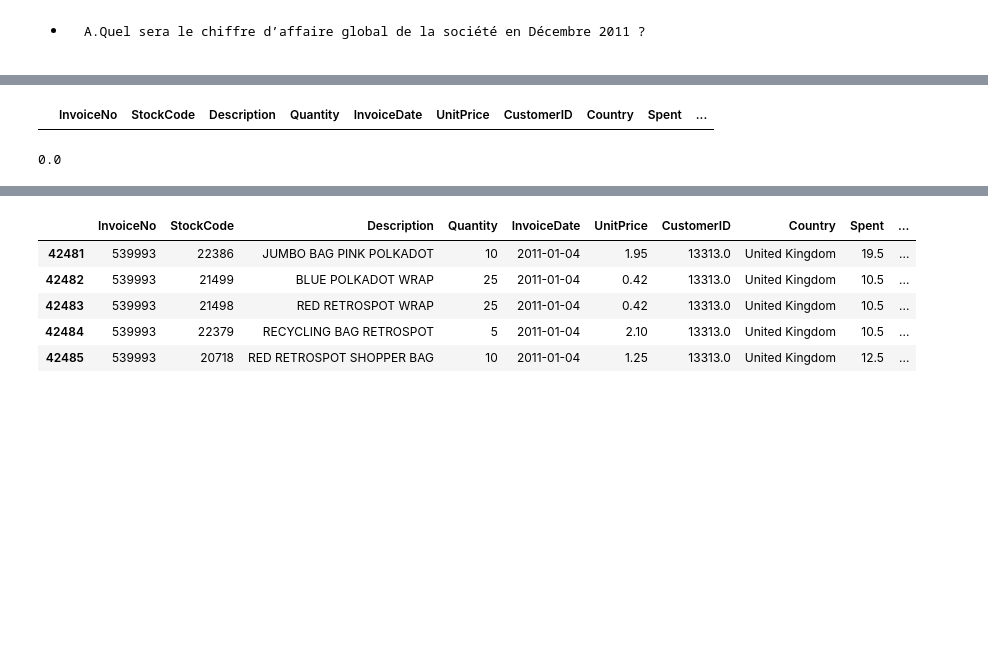
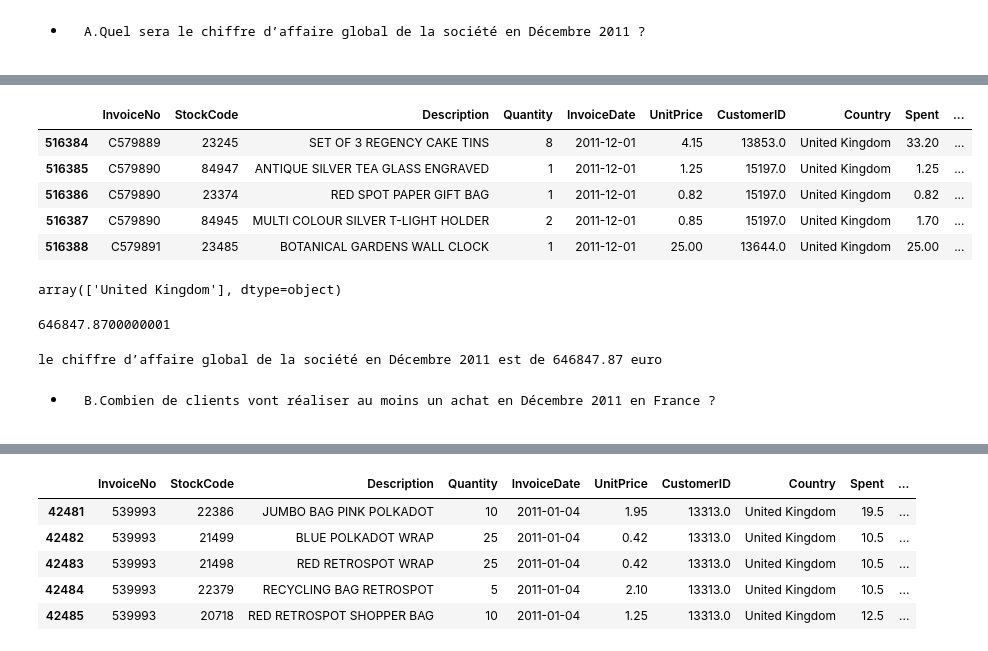
Before and after one commit to bdj-02/Tp2_MachineLearning, a Jupyter notebook: MachineLearning_TP2.ipynb, the cells around one changed output, grey strips where cells are left out. Cells and saved outputs as stored; diff of their text form; code cells hidden in the pictures; blank space fills up the shorter version.

```diff
--- a/MachineLearning_TP2.ipynb
+++ b/MachineLearning_TP2.ipynb
@@ -277,0 +262,2 @@ data_f.head()
+# %%
+data_f = data_f.dropna()
@@ -762,2 +892,3 @@ data_f.head()
 # %%
-data_ca = data_f[ (data_f['Year']==2011) & (data_f['Month']==12)]
+mask_1 = (data_f['Year']==2011)
+mask_1 = data_f[mask_1]
@@ -780,0 +904,2 @@ Mask2
+# %%
+mask_2 = (mask_1[mask_1['Month'] == 12 ])
@@ -785,13 +935,26 @@ Mask2.groupby(['Country']).agg({'Spent':'median'}).reset_index()
 # %%
-united_kingdom_2 = Mask2[Mask2['Country'] == 'United Kingdom']
-united_kingdom_2.head(2)
+united_kingdom_2 = mask_2[mask_2['Country'] == 'United Kingdom']
+united_kingdom_2.head(5)
 # %% [output]
 |  | InvoiceNo | StockCode | Description | Quantity | InvoiceDate | UnitPrice | CustomerID | Country | Spent | ... |
+| 516384 | C579889 | 23245 | SET OF 3 REGENCY CAKE TINS | 8 | 2011-12-01 | 4.15 | 13853.0 | United Kingdom | 33.20 | ... |
+| 516385 | C579890 | 84947 | ANTIQUE SILVER TEA GLASS ENGRAVED | 1 | 2011-12-01 | 1.25 | 15197.0 | United Kingdom | 1.25 | ... |
+| 516386 | C579890 | 23374 | RED SPOT PAPER GIFT BAG | 1 | 2011-12-01 | 0.82 | 15197.0 | United Kingdom | 0.82 | ... |
+| 516387 | C579890 | 84945 | MULTI COLOUR SILVER T-LIGHT HOLDER | 2 | 2011-12-01 | 0.85 | 15197.0 | United Kingdom | 1.70 | ... |
+| 516388 | C579891 | 23485 | BOTANICAL GARDENS WALL CLOCK | 1 | 2011-12-01 | 25.00 | 13644.0 | United Kingdom | 25.00 | ... |
+# %%
+united_kingdom_2.Country.unique()
+# %% [output]
+array(['United Kingdom'], dtype=object)
 # %%
 Chiffre_Affaire = united_kingdom_2.Spent.sum()
 # %%
 Chiffre_Affaire
 # %% [output]
-0.0
+646847.8700000001
 # %%
-print("le chiffre d’affaire global de la société en Décembre 2011 est de {} euro".format(Chiffre_Affaire))
+print("le chiffre d’affaire global de la société en Décembre 2011 est de {} euro".format(Chiffre_Affaire.round(2)))
+# %% [output]
+le chiffre d’affaire global de la société en Décembre 2011 est de 646847.87 euro
+# %% [markdown]
+-     B.Combien de clients vont réaliser au moins un achat en Décembre 2011 en France ?
```
Also changed, not shown: parts of 63 cells of this notebook, 3 other files.
